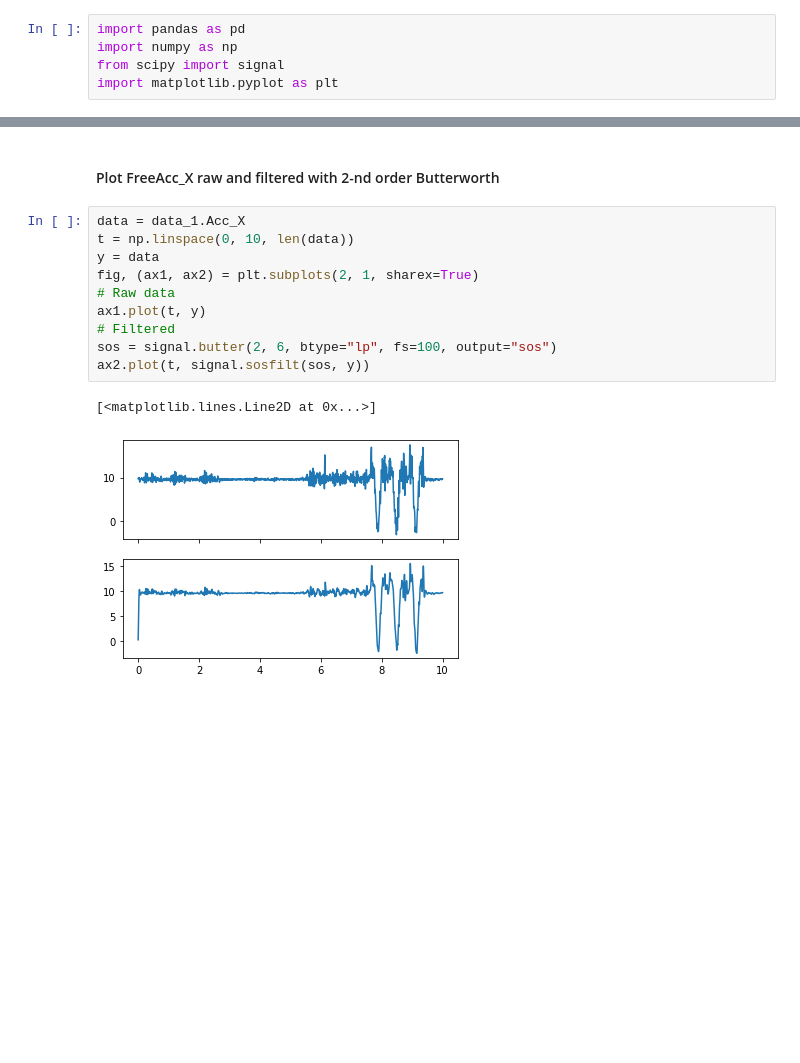
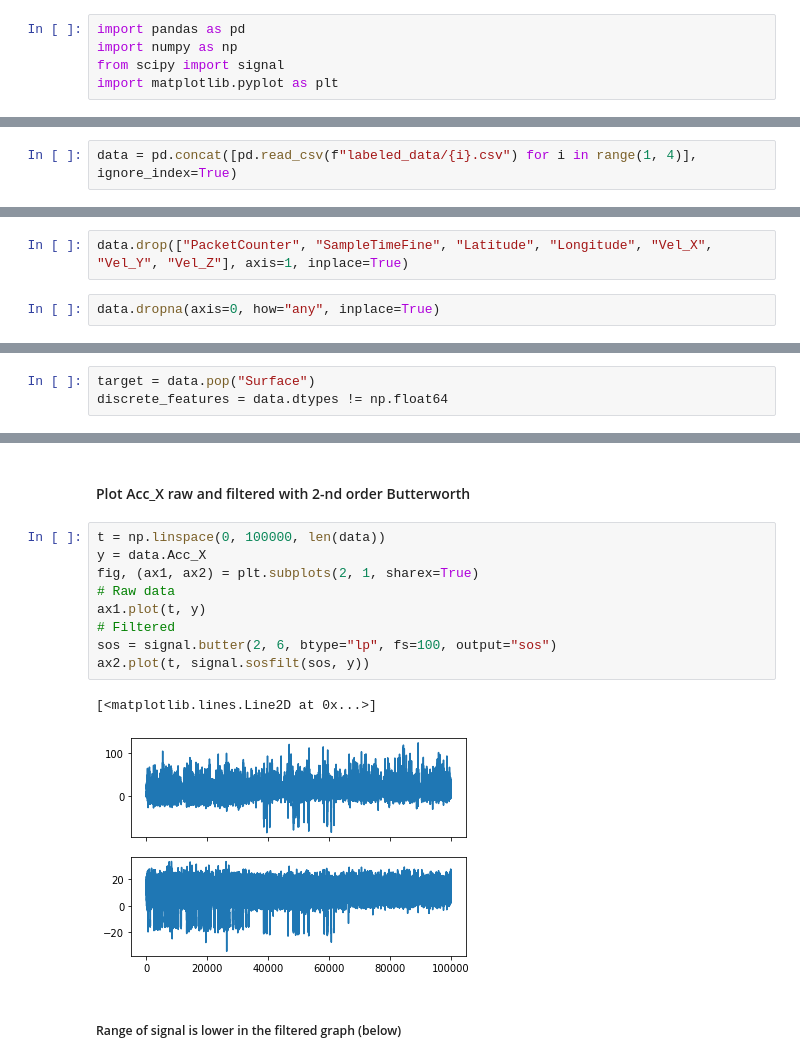
Before and after one commit to aidar-ms/stream-gait-data, a Jupyter notebook: data_exploration.ipynb, the cells around one changed output, grey strips where cells are left out. Cells and saved outputs as stored; diff of their text form; blank space fills up the shorter version.

```diff
--- a/data_exploration.ipynb
+++ b/data_exploration.ipynb
@@ -24,0 +8,2 @@ data_1.shape
+# %%
+data = pd.concat([pd.read_csv(f"labeled_data/{i}.csv") for i in range(1, 4)], ignore_index=True)
@@ -77,0 +35,4 @@ sorted([(m.group(1), m.group(2)) for m in map(pattern.match, participant_files)]
+# %%
+data.drop(["PacketCounter", "SampleTimeFine", "Latitude", "Longitude", "Vel_X", "Vel_Y", "Vel_Z"], axis=1, inplace=True)
+# %%
+data.dropna(axis=0, how="any", inplace=True)
@@ -77,0 +77,3 @@ sorted([(m.group(1), m.group(2)) for m in map(pattern.match, participant_files)]
+# %%
+target = data.pop("Surface")
+discrete_features = data.dtypes != np.float64
@@ -78,15 +109,16 @@ sorted([(m.group(1), m.group(2)) for m in map(pattern.match, participant_files)]
 # %% [markdown]
-#### Plot FreeAcc_X raw and filtered with 2-nd order Butterworth
+#### Plot Acc_X raw and filtered with 2-nd order Butterworth
 # %%
-data = data_1.Acc_X
-t = np.linspace(0, 10, len(data))
-y = data
+t = np.linspace(0, 100000, len(data))
+y = data.Acc_X
 fig, (ax1, ax2) = plt.subplots(2, 1, sharex=True)
 # Raw data
 ax1.plot(t, y)
 # Filtered
 sos = signal.butter(2, 6, btype="lp", fs=100, output="sos")
 ax2.plot(t, signal.sosfilt(sos, y))
 # %% [output]
 [<matplotlib.lines.Line2D at 0x...>]
-[figure, old version]
+[figure, new version]
+# %% [markdown]
+##### Range of signal is lower in the filtered graph (below)
```
Also changed, not shown: parts of 14 cells of this notebook.
